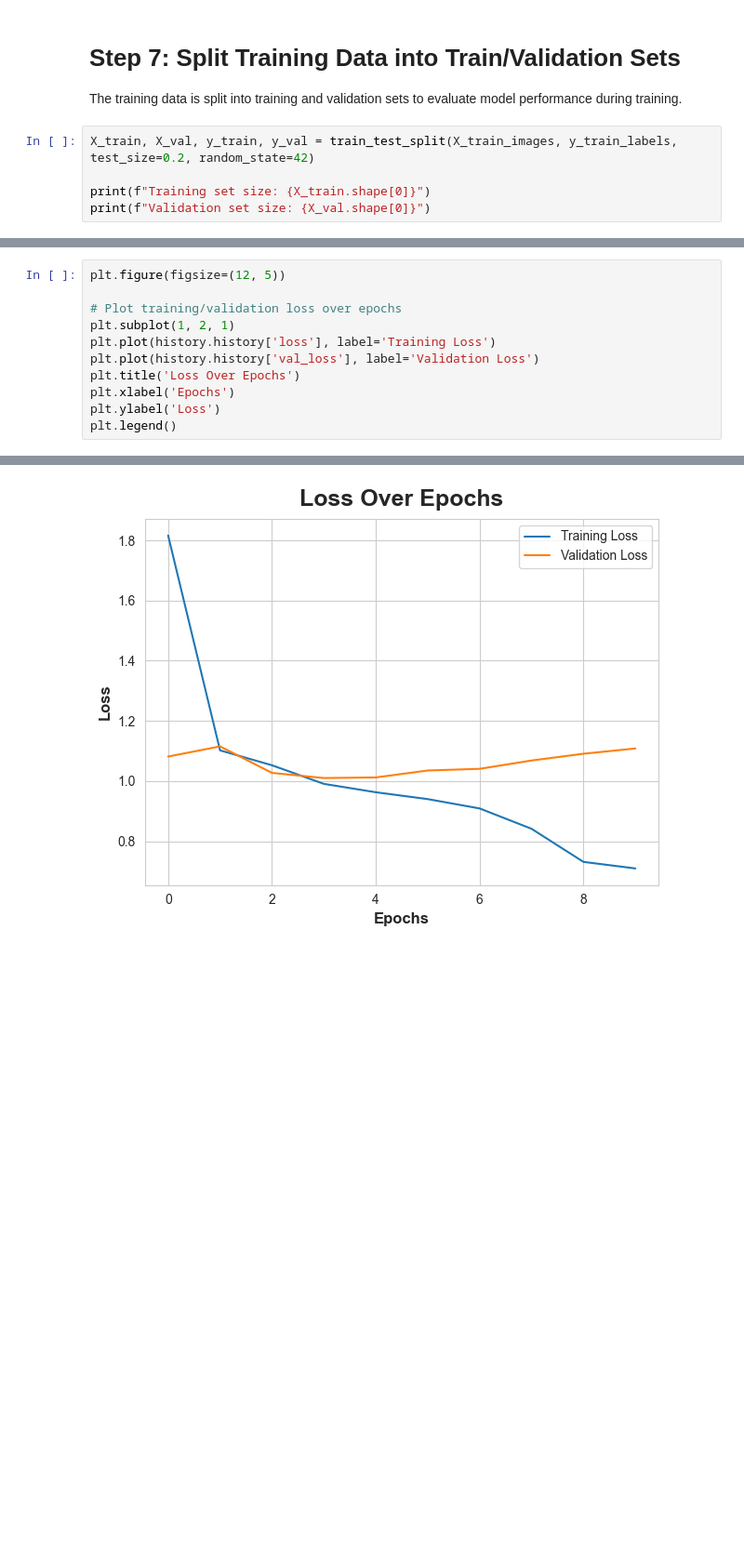
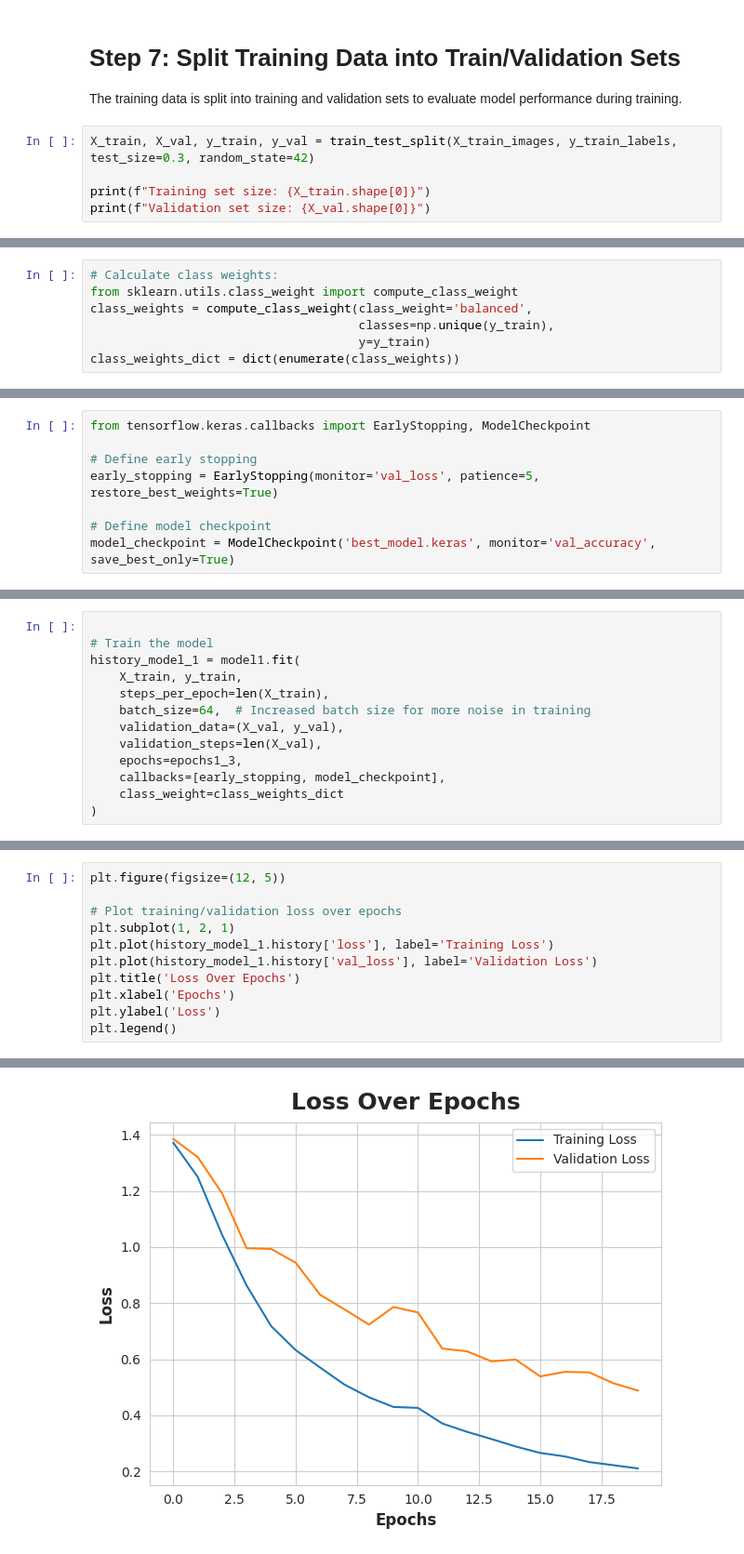
Before and after one commit to bipin-n43/medical-image-diagnosis, a Jupyter notebook: notebooks/Final_One.ipynb, the cells around one changed output, grey strips where cells are left out. Shown: that part at 93% size. Drawn from its saved outputs; the diff is of its cells as text; blank space fills up the shorter version.

```diff
--- a/notebooks/Final_One.ipynb
+++ b/notebooks/Final_One.ipynb
@@ -154,7 +185,7 @@ Testing images shape: (50, 128, 128, 3)
 
 The training data is split into training and validation sets to evaluate model performance during training.
 # %%
-X_train, X_val, y_train, y_val = train_test_split(X_train_images, y_train_labels, test_size=0.2, random_state=42)
+X_train, X_val, y_train, y_val = train_test_split(X_train_images, y_train_labels, test_size=0.3, random_state=42)
 
 print(f"Training set size: {X_train.shape[0]}")
 print(f"Validation set size: {X_val.shape[0]}")
@@ -163,0 +197,7 @@ Validation set size: 20
+# %%
+# Calculate class weights:
+from sklearn.utils.class_weight import compute_class_weight
+class_weights = compute_class_weight(class_weight='balanced',
+                                     classes=np.unique(y_train),
+                                     y=y_train)
+class_weights_dict = dict(enumerate(class_weights))
@@ -164 +206,9 @@ Validation set size: 20
+# %%
+from tensorflow.keras.callbacks import EarlyStopping, ModelCheckpoint
+
+# Define early stopping
+early_stopping = EarlyStopping(monitor='val_loss', patience=5, restore_best_weights=True)
+
+# Define model checkpoint
+model_checkpoint = ModelCheckpoint('best_model.keras', monitor='val_accuracy', save_best_only=True)
 # %% [markdown]
@@ -239,0 +244,13 @@ Epoch 10/10
+# %%
+
+# Train the model
+history_model_1 = model1.fit(
+    X_train, y_train,
+    steps_per_epoch=len(X_train),
+    batch_size=64,  # Increased batch size for more noise in training
+    validation_data=(X_val, y_val),
+    validation_steps=len(X_val),
+    epochs=epochs1_3,
+    callbacks=[early_stopping, model_checkpoint],
+    class_weight=class_weights_dict
+)
@@ -255,14 +296,14 @@ Finally, this section visualizes the training history by plotting loss and accur
 # %%
 plt.figure(figsize=(12, 5))
 
 # Plot training/validation loss over epochs
 plt.subplot(1, 2, 1)
-plt.plot(history.history['loss'], label='Training Loss')
-plt.plot(history.history['val_loss'], label='Validation Loss')
+plt.plot(history_model_1.history['loss'], label='Training Loss')
+plt.plot(history_model_1.history['val_loss'], label='Validation Loss')
 plt.title('Loss Over Epochs')
 plt.xlabel('Epochs')
 plt.ylabel('Loss')
 plt.legend()
 # %% [output]
 <matplotlib.legend.Legend at 0x...>
-[figure, old version]
+[figure, new version]
```
Also changed, not shown: parts of 30 cells of this notebook, 2 other files.
